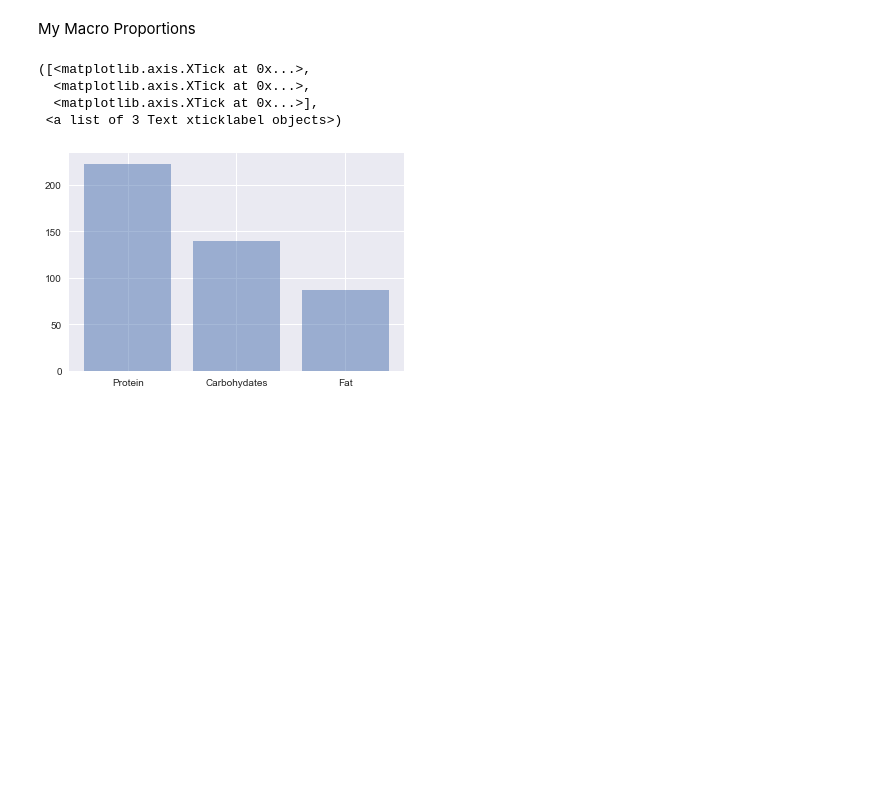
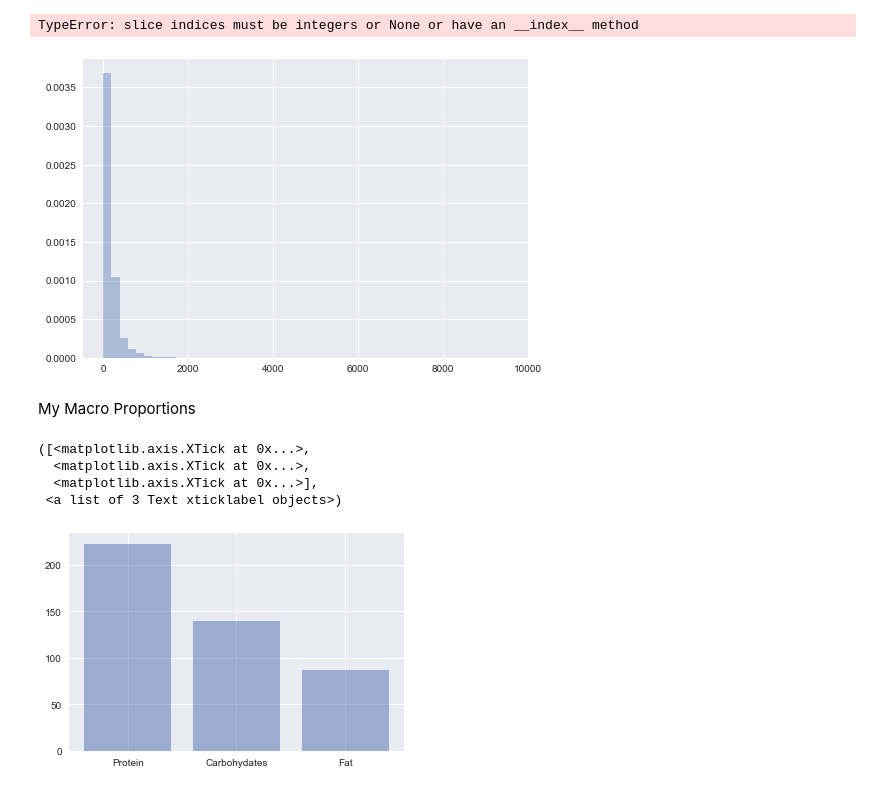
Before and after one commit to jamesdvance/meal_maker, a Jupyter notebook: exploratory/Exploratory Analysis.ipynb, the cells around one changed output. Saved outputs shown, nothing was run; the diff lists cells and outputs as text; code cells hidden in the pictures; blank space fills up the shorter version.

```diff
--- a/exploratory/Exploratory Analysis.ipynb
+++ b/exploratory/Exploratory Analysis.ipynb
@@ -5,7 +7,7 @@ import numpy as np
 import seaborn as sns
 import matplotlib.pyplot as plt
 # %%
-df = pd.read_csv('C:/Users/J/df = pd.read_csv('C:/Users/J/Desktop/Businesses/Meal_Maker/Scraped_Data/combined_nutrition_small/nutrition_sm_processed_ss.csv',dtype = {'food_key':int,'ingredients_list':object}, encoding='ISO-8859-1')
+df = pd.read_csv('C:/Users/J/Desktop/Businesses/Meal_Maker/Scraped_Data/combined_nutrition_small/nutrition_sm_processed_ss.csv',dtype = {'food_key':int,'ingredients_list':object}, encoding='ISO-8859-1')
 # %%
 df = df.fillna(0)
 # %%
@@ -12,0 +24,2 @@ nut_reqs = pd.read_csv('C:/Users/J/Fitness/Meal Plans/num_reqs_df.csv')
+# %%
+cal_vec = df['calories'].astype(int)
@@ -13,3 +46,8 @@ nut_reqs = pd.read_csv('C:/Users/J/Fitness/Meal Plans/num_reqs_df.csv')
+# %%
+sns.distplot(cal_vec)
+# %% [output]
+TypeError: slice indices must be integers or None or have an __index__ method
+[figure, added]
 # %% [markdown]
 My Macro Proportions
 # %%
```
Also changed, not shown: parts of 5 cells of this notebook.
